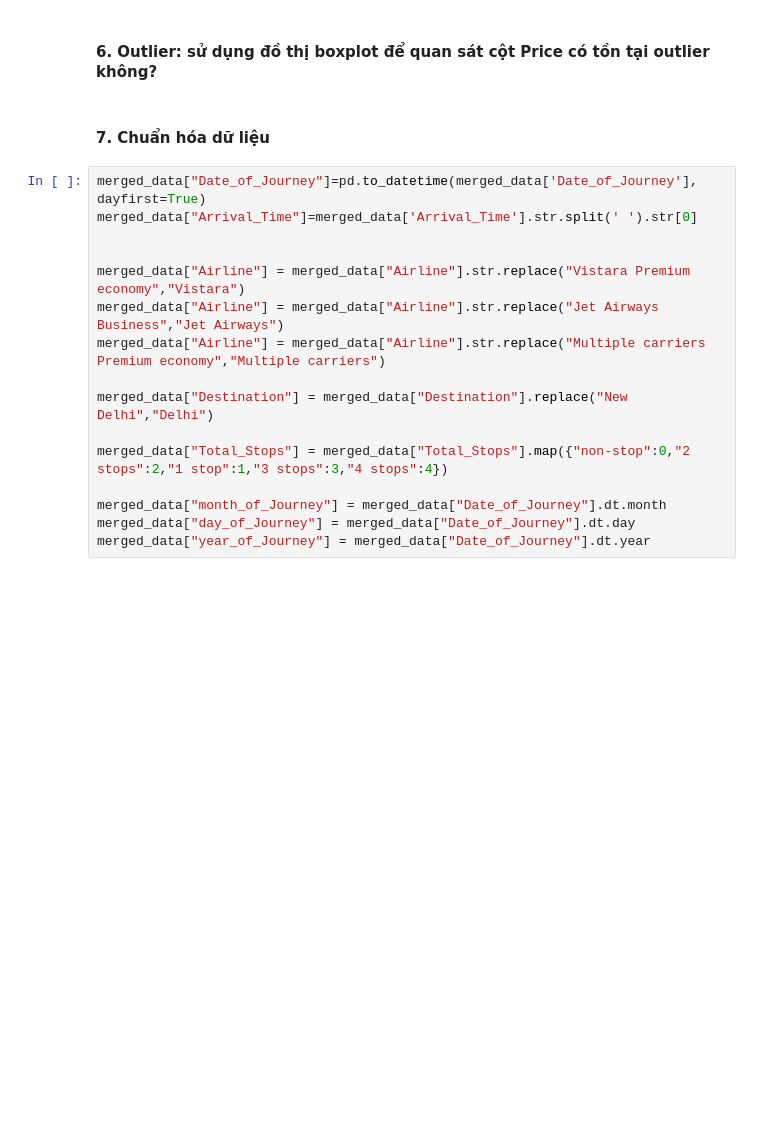
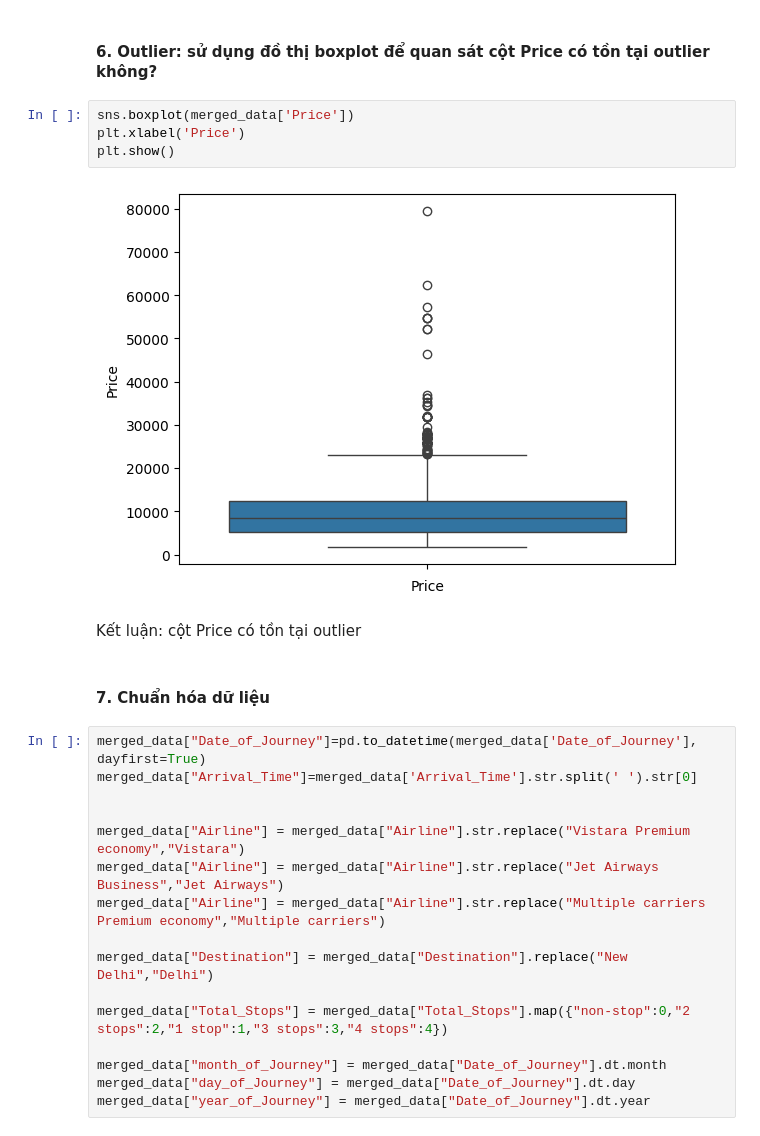
Before and after one commit to vngson/PTDLUD, a Jupyter notebook: main.ipynb, the cells around one changed output. Drawn from its saved outputs; the diff is of its cells as text; blank space fills up the shorter version.

Commit message:
Update EDA 5-6 and Visualize 1-2

```diff
--- a/main.ipynb
+++ b/main.ipynb
@@ -119,5 +143,13 @@ dtype: float64
 # %% [markdown]
 #### **6. Outlier: sử dụng đồ thị boxplot để quan sát cột Price có tồn tại outlier không?**
+# %%
+sns.boxplot(merged_data['Price'])
+plt.xlabel('Price')
+plt.show()
+# %% [output]
+[figure, added]
+# %% [markdown]
+Kết luận: cột Price có tồn tại outlier
 # %% [markdown]
 #### **7. Chuẩn hóa dữ liệu**
 # %%
```
Also changed, not shown: parts of 8 cells of this notebook.
